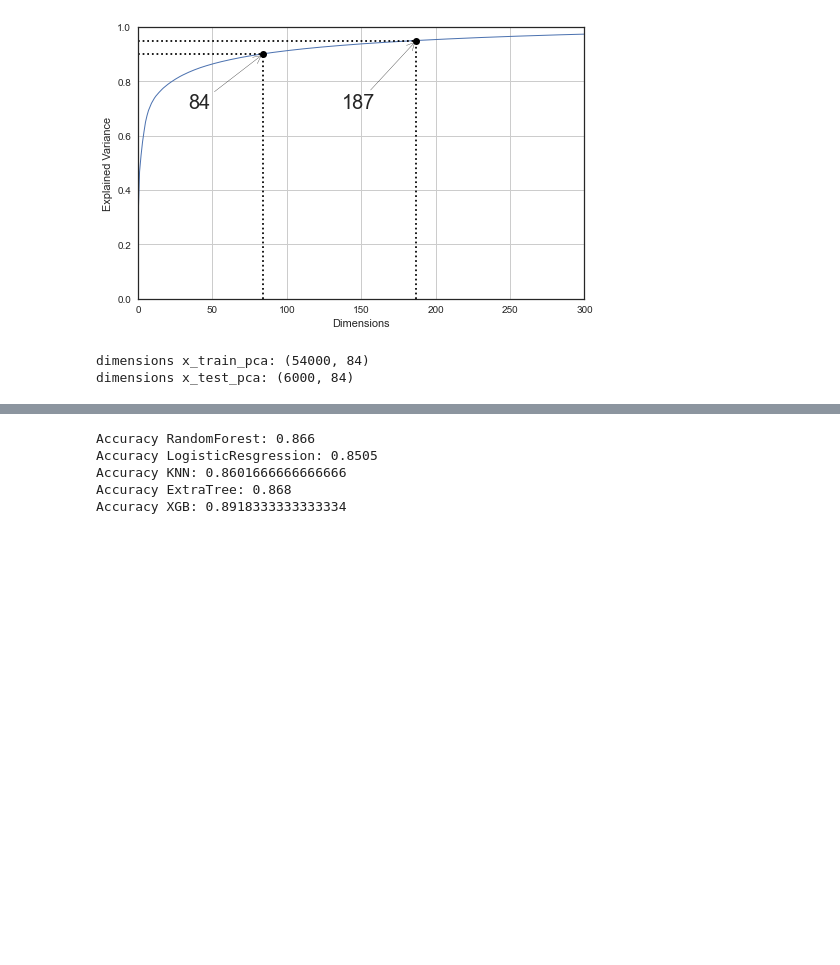
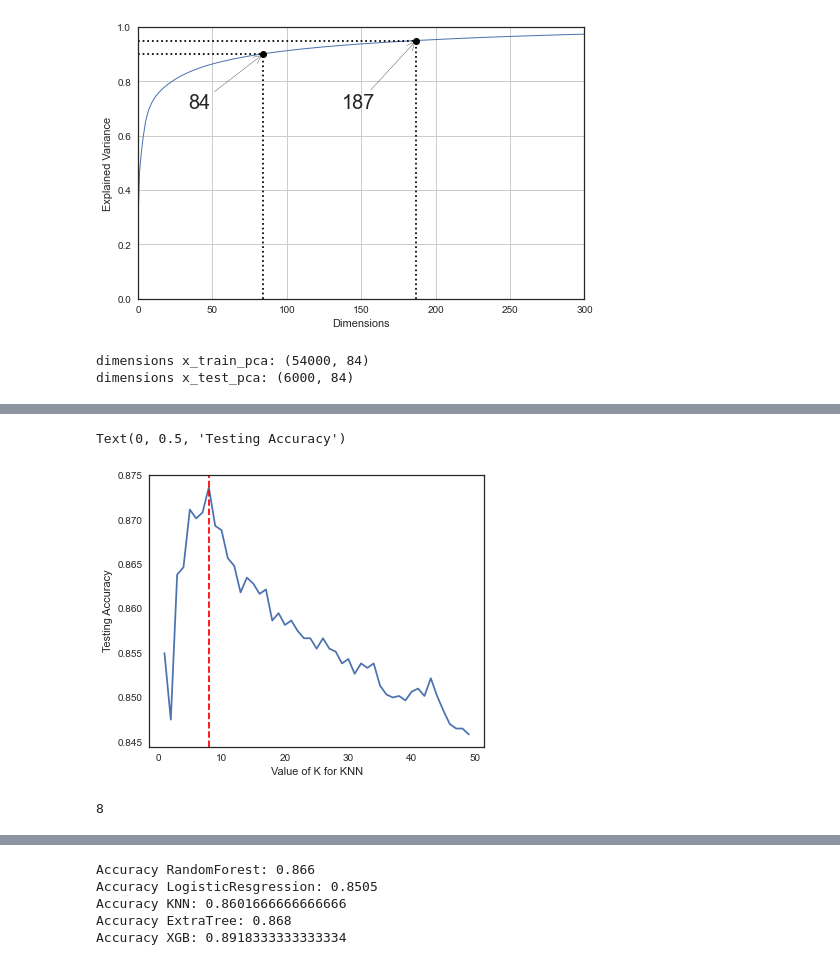
Before and after one commit to noamya-sh/Final-project-SemesterB, a Jupyter notebook: Fashion-Mnist.ipynb, the cells around one changed output, grey strips where cells are left out. Cells and saved outputs as stored; diff of their text form; code cells hidden in the pictures; blank space fills up the shorter version.

```diff
--- a/Fashion-Mnist.ipynb
+++ b/Fashion-Mnist.ipynb
@@ -147,3 +149,13 @@ print('dimensions x_test_pca:',x_test_pca.shape)
 # %% [output]
 dimensions x_train_pca: (54000, 84)
 dimensions x_test_pca: (6000, 84)
+# %%
+pipe_dum = Pipeline([
+    ('scaler', StandardScaler()),
+    ('dummy', DummyClassifier())
+])
+pipe_dum.fit(x_train_pca, y_train)
+dumpred = pipe_dum.predict(x_test_pca)
+pred=[]
+pred.append(dumpred)
+accuracydum=accuracy_score(y_test, dumpred)
@@ -167,3 +236,26 @@ pred.append(lrpred)
+# %%
+sc=[];k_range = list(range(1, 50))
+for k in k_range:
+    temppipe=Pipeline([
+    ('scaler', StandardScaler()),
+    ('knn', KNeighborsClassifier(n_neighbors=k))
+    ])
+    temppipe.fit(x_train_pca, y_train)
+    sc.append(temppipe.score(x_test_pca,y_test))
+m=sc.index(max(sc))+1
+#plot graph showing percentage of accuracy by number of neighbors
+f, ax = plt.subplots(figsize = (6,5))
+ax.plot(k_range, sc)
+ax.axvline(m, ls='--',ymax=max(sc)+0.2,c='r',solid_capstyle='round')
+plt.xlabel('Value of K for KNN')
+plt.ylabel('Testing Accuracy')
+# %% [output]
+Text(0, 0.5, 'Testing Accuracy')
+[figure, added]
+# %%
+m
+# %% [output]
+8
 # %%
 pipe_knn = Pipeline([
     ('scaler', StandardScaler()),
```
Also changed, not shown: parts of 42 cells of this notebook.
